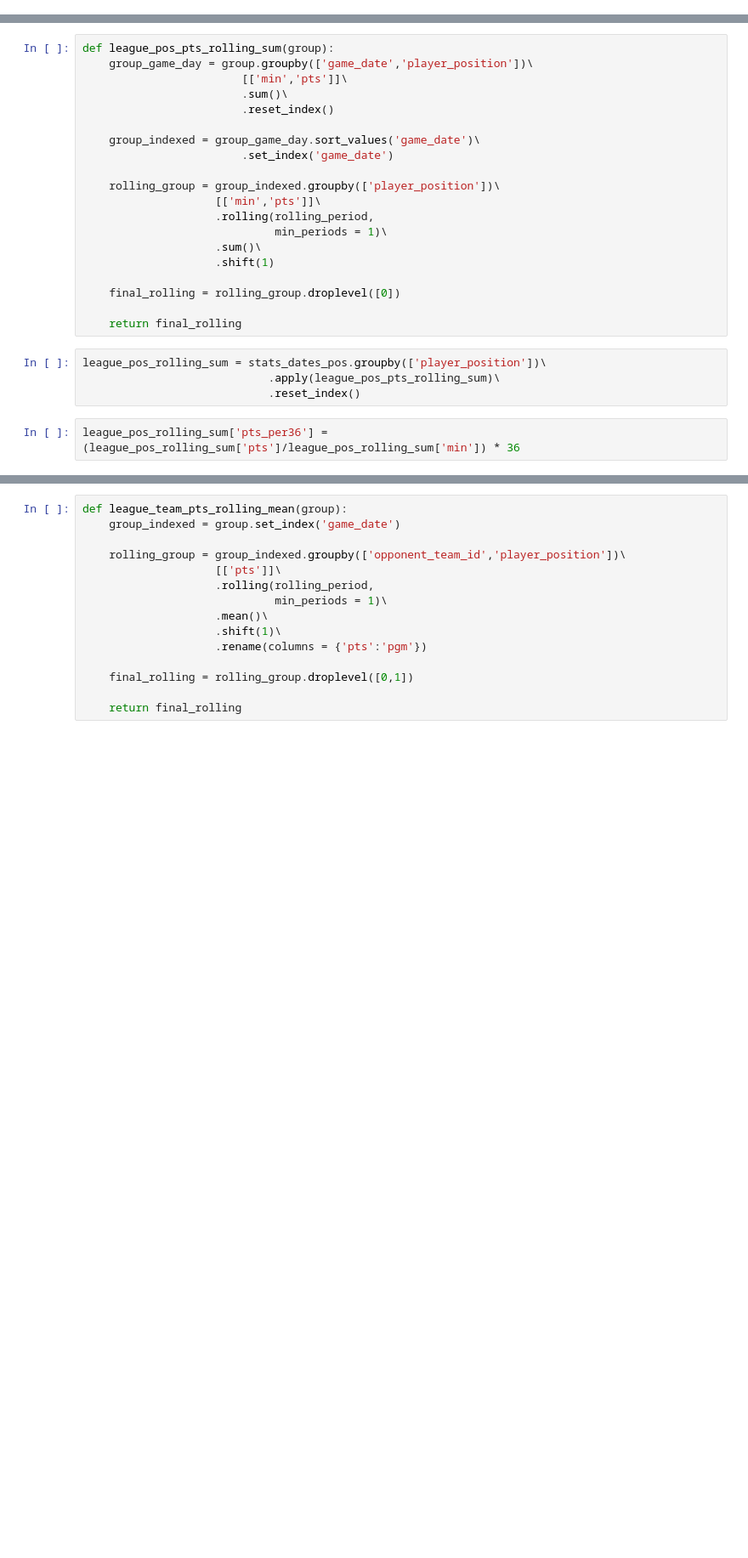
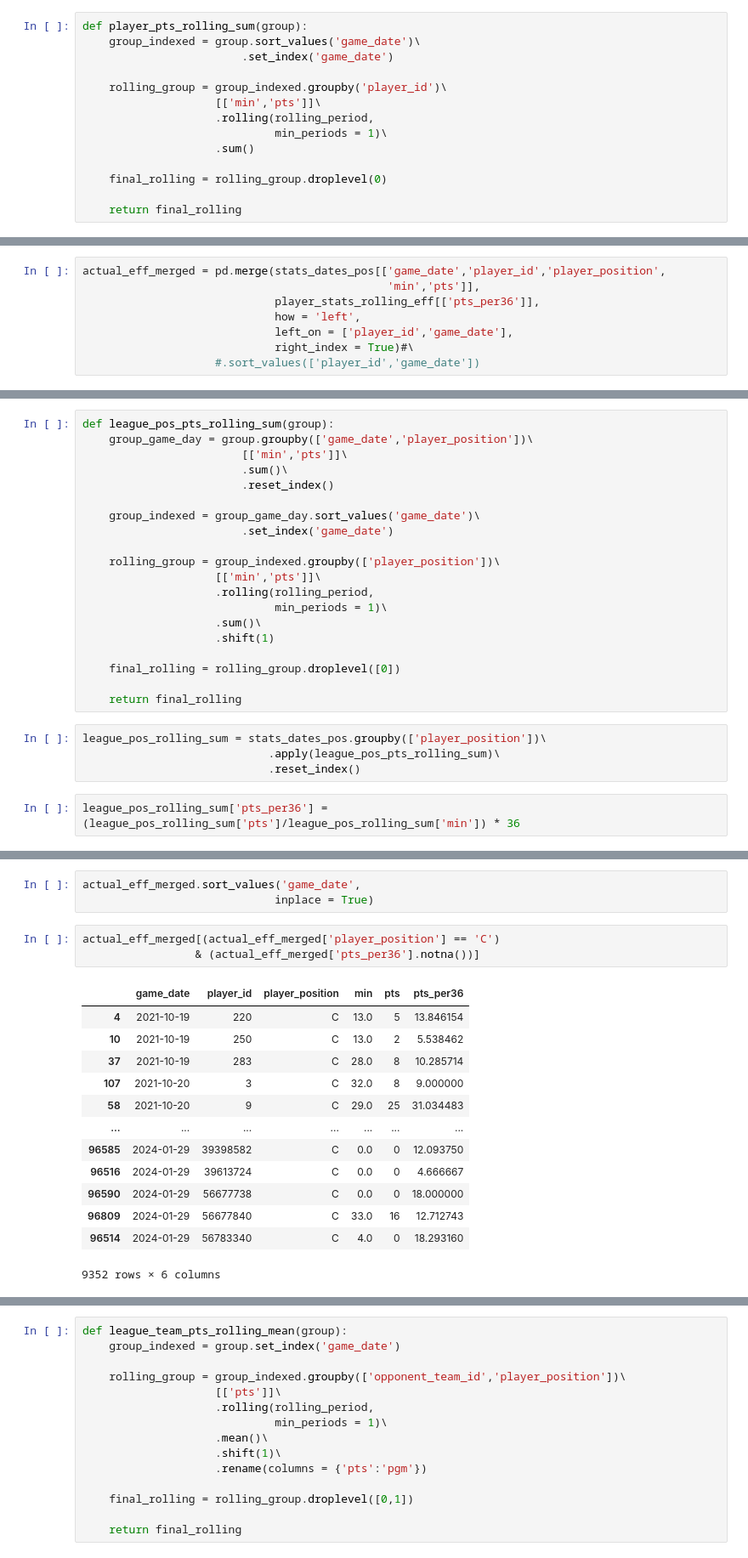
Before and after one commit to curtishiga/NBAstats, a Jupyter notebook: NBA Analysis.ipynb, the cells around one changed output, grey strips where cells are left out. Shown: that part at 85% size. Drawn from its saved outputs; the diff is of its cells as text; blank space fills up the shorter version.

```diff
--- a/NBA Analysis.ipynb
+++ b/NBA Analysis.ipynb
@@ -221,0 +168,14 @@ team_stats_rolling_eff.head()
+# %%
+def player_pts_rolling_sum(group):
+    group_indexed = group.sort_values('game_date')\
+                        .set_index('game_date')
+
+    rolling_group = group_indexed.groupby('player_id')\
+                    [['min','pts']]\
+                    .rolling(rolling_period,
+                             min_periods = 1)\
+                    .sum()
+
+    final_rolling = rolling_group.droplevel(0)
+
+    return final_rolling
@@ -221,0 +199,8 @@ team_stats_rolling_eff.head()
+# %%
+actual_eff_merged = pd.merge(stats_dates_pos[['game_date','player_id','player_position',
+                                              'min','pts']],
+                             player_stats_rolling_eff[['pts_per36']],
+                             how = 'left',
+                             left_on = ['player_id','game_date'],
+                             right_index = True)#\
+                    #.sort_values(['player_id','game_date'])
@@ -290,0 +346,20 @@ league_pos_rolling_sum[#(stats_dates_pos['opponent_team_id'] == 1)
+# %%
+actual_eff_merged.sort_values('game_date',
+                             inplace = True)
+# %%
+actual_eff_merged[(actual_eff_merged['player_position'] == 'C')
+                 & (actual_eff_merged['pts_per36'].notna())]
+# %% [output]
+|  | game_date | player_id | player_position | min | pts | pts_per36 |
+| 4 | 2021-10-19 | 220 | C | 13.0 | 5 | 13.846154 |
+| 10 | 2021-10-19 | 250 | C | 13.0 | 2 | 5.538462 |
+| 37 | 2021-10-19 | 283 | C | 28.0 | 8 | 10.285714 |
+| 107 | 2021-10-20 | 3 | C | 32.0 | 8 | 9.000000 |
+| 58 | 2021-10-20 | 9 | C | 29.0 | 25 | 31.034483 |
+| ... | ... | ... | ... | ... | ... | ... |
+| 96585 | 2024-01-29 | 39398582 | C | 0.0 | 0 | 12.093750 |
+| 96516 | 2024-01-29 | 39613724 | C | 0.0 | 0 | 4.666667 |
+| 96590 | 2024-01-29 | 56677738 | C | 0.0 | 0 | 18.000000 |
+| 96809 | 2024-01-29 | 56677840 | C | 33.0 | 16 | 12.712743 |
+| 96514 | 2024-01-29 | 56783340 | C | 4.0 | 0 | 18.293160 |
+9352 rows × 6 columns
```
Also changed, not shown: parts of 47 cells of this notebook, 1 other file.
